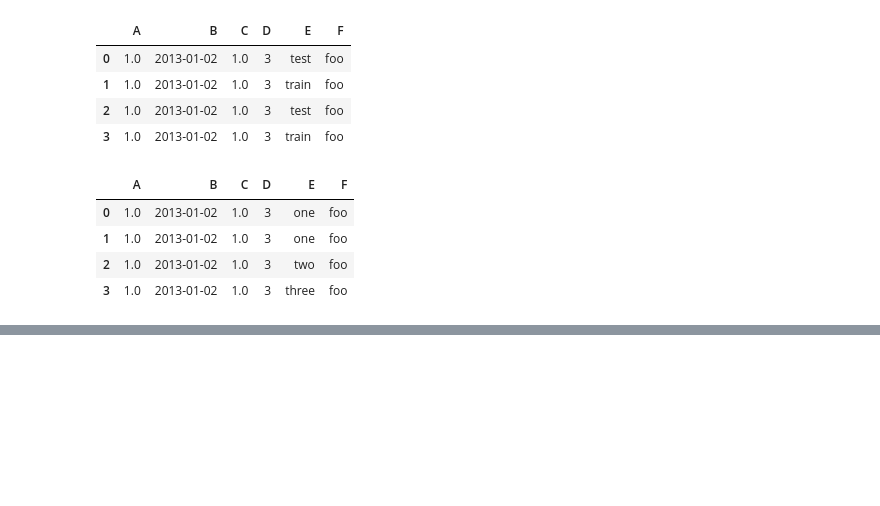
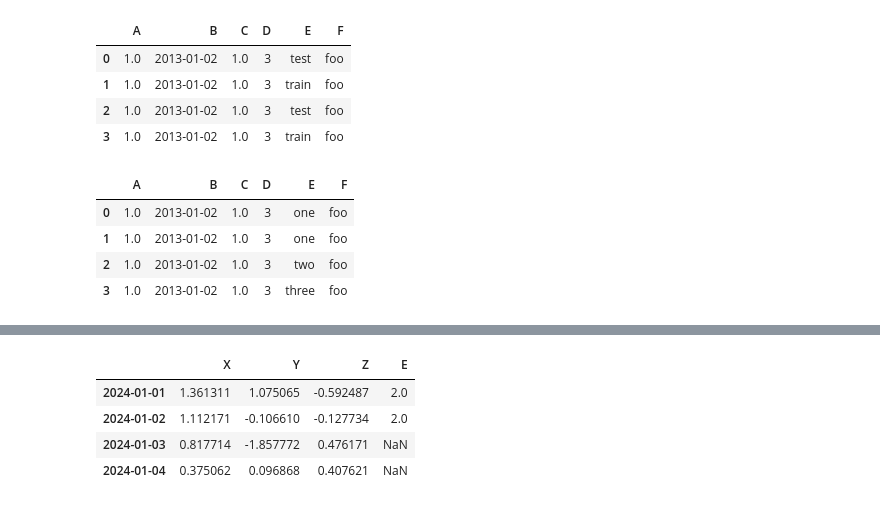
Before and after one commit to TouseefDataScientist/Artificialintelligence, a Jupyter notebook: pandas.ipynb, the cells around one changed output, grey strips where cells are left out. Cells and saved outputs as stored; diff of their text form; code cells hidden in the pictures; blank space fills up the shorter version.

```diff
--- a/pandas.ipynb
+++ b/pandas.ipynb
@@ -344,0 +368,10 @@ df_booleanindexing
+# %%
+# We can drop the null values by this code
+df1.fillna(value="xyz")
+df1
+# %% [output]
+|  | X | Y | Z | E |
+| 2024-01-01 | 1.361311 | 1.075065 | -0.592487 | 2.0 |
+| 2024-01-02 | 1.112171 | -0.106610 | -0.127734 | 2.0 |
+| 2024-01-03 | 0.817714 | -1.857772 | 0.476171 | NaN |
+| 2024-01-04 | 0.375062 | 0.096868 | 0.407621 | NaN |
```
Also changed, not shown: parts of 14 cells of this notebook, 2 other files.
